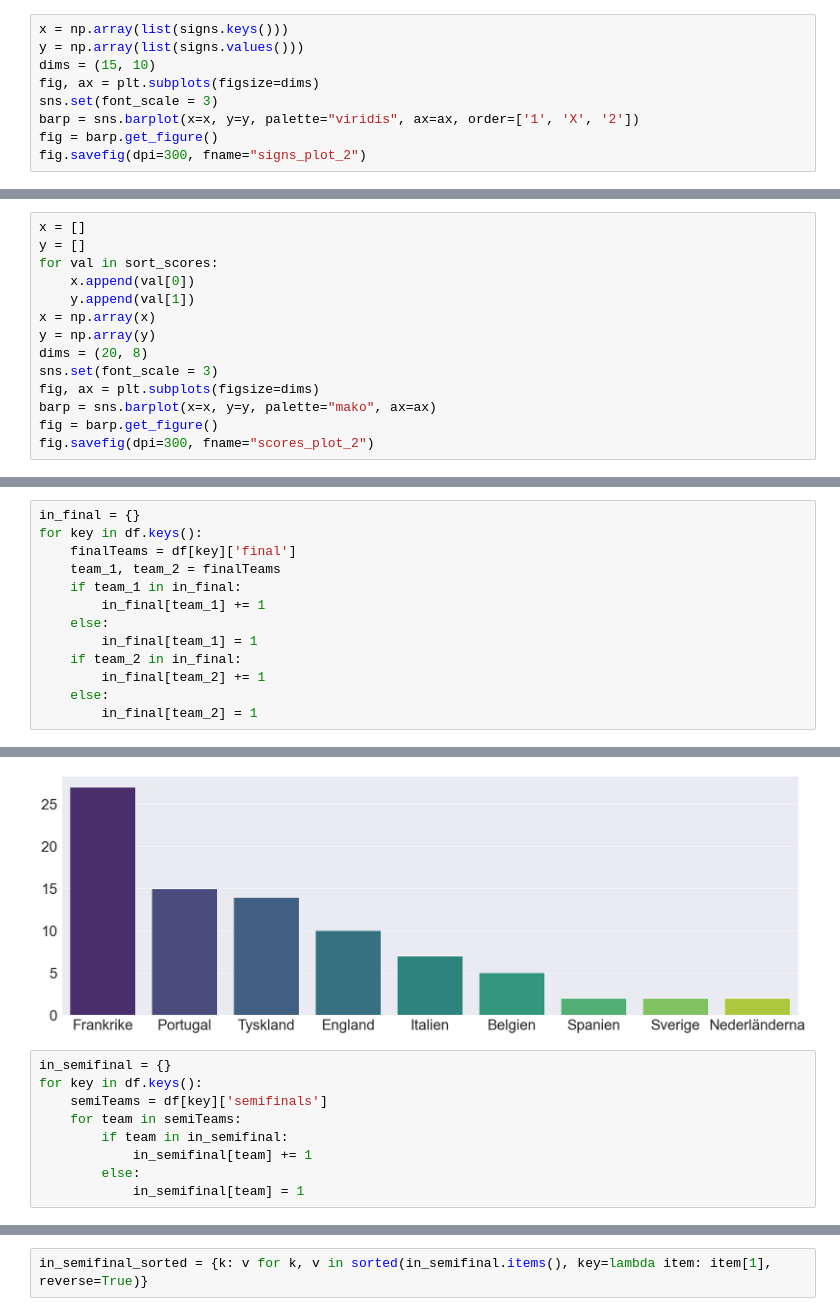
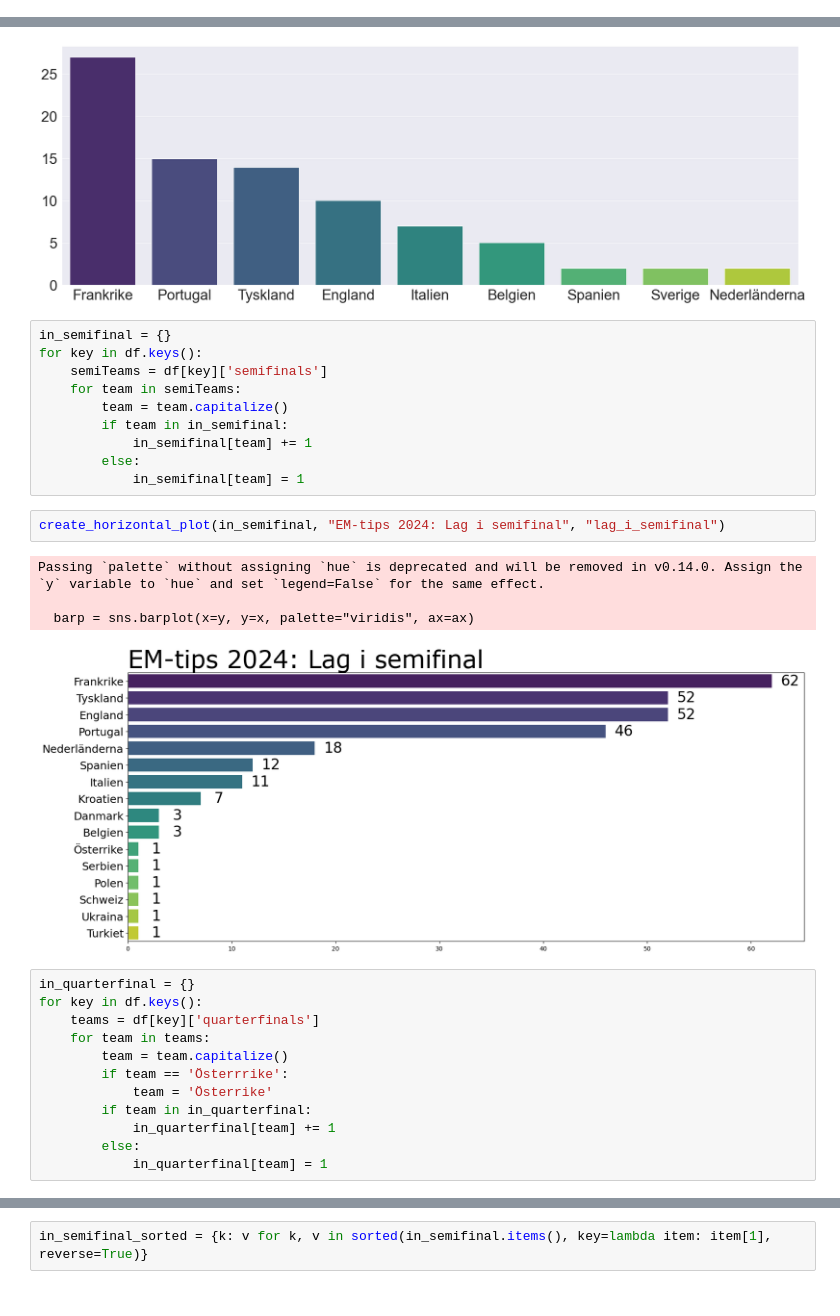
Before and after one commit to Frosslund/emtips2021excel, a Jupyter notebook: extractScores.ipynb, the cells around one changed output, grey strips where cells are left out. Cells and saved outputs as stored; diff of their text form.

```diff
--- a/extractScores.ipynb
+++ b/extractScores.ipynb
@@ -537,9 +402,0 @@ signs = {'X': 23, '1': 2, '2': 17}
-# %%
-x = np.array(list(signs.keys()))
-y = np.array(list(signs.values()))
-dims = (15, 10)
-fig, ax = plt.subplots(figsize=dims)
-sns.set(font_scale = 3)
-barp = sns.barplot(x=x, y=y, palette="viridis", ax=ax, order=['1', 'X', '2'])
-fig = barp.get_figure()
-fig.savefig(dpi=300, fname="signs_plot_2")
@@ -563,14 +402,0 @@ sort_scores
-# %%
-x = []
-y = []
-for val in sort_scores:
-    x.append(val[0])
-    y.append(val[1])
-x = np.array(x)
-y = np.array(y)
-dims = (20, 8)
-sns.set(font_scale = 3)
-fig, ax = plt.subplots(figsize=dims)
-barp = sns.barplot(x=x, y=y, palette="mako", ax=ax)
-fig = barp.get_figure()
-fig.savefig(dpi=300, fname="scores_plot_2")
@@ -579,13 +402,0 @@ fig.savefig(dpi=300, fname="scores_plot_2")
-# %%
-in_final = {}
-for key in df.keys():
-    finalTeams = df[key]['final']
-    team_1, team_2 = finalTeams
-    if team_1 in in_final:
-        in_final[team_1] += 1
-    else:
-        in_final[team_1] = 1
-    if team_2 in in_final:
-        in_final[team_2] += 1
-    else:
-        in_final[team_2] = 1
@@ -621,7 +420,27 @@ in_semifinal = {}
 for key in df.keys():
     semiTeams = df[key]['semifinals']
     for team in semiTeams:
+        team = team.capitalize()
         if team in in_semifinal:
             in_semifinal[team] += 1
         else:
             in_semifinal[team] = 1
+# %%
+create_horizontal_plot(in_semifinal, "EM-tips 2024: Lag i semifinal", "lag_i_semifinal")
+# %% [output]
+Passing `palette` without assigning `hue` is deprecated and will be removed in v0.14.0. Assign the `y` variable to `hue` and set `legend=False` for the same effect.
+
+  barp = sns.barplot(x=y, y=x, palette="viridis", ax=ax)
+[figure, added]
+# %%
+in_quarterfinal = {}
+for key in df.keys():
+    teams = df[key]['quarterfinals']
+    for team in teams:
+        team = team.capitalize()
+        if team == 'Österrrike':
+            team = 'Österrike'
+        if team in in_quarterfinal:
+            in_quarterfinal[team] += 1
+        else:
+            in_quarterfinal[team] = 1
```
Also changed, not shown: parts of 57 cells of this notebook, 1 other file.
